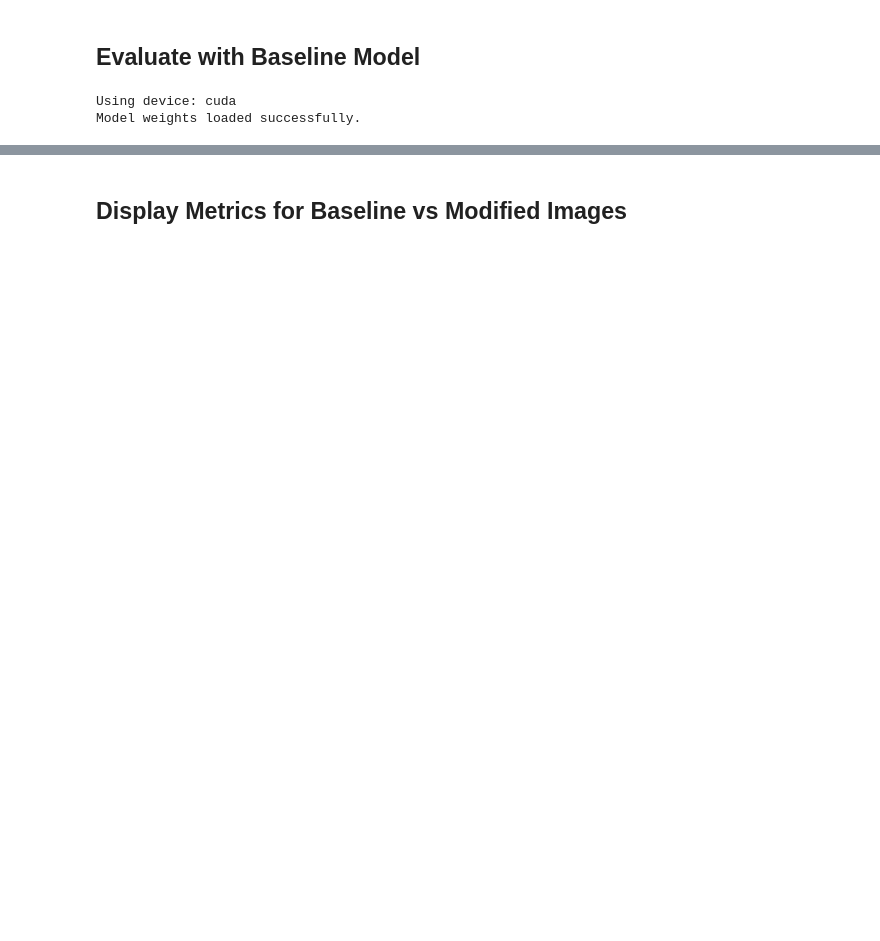
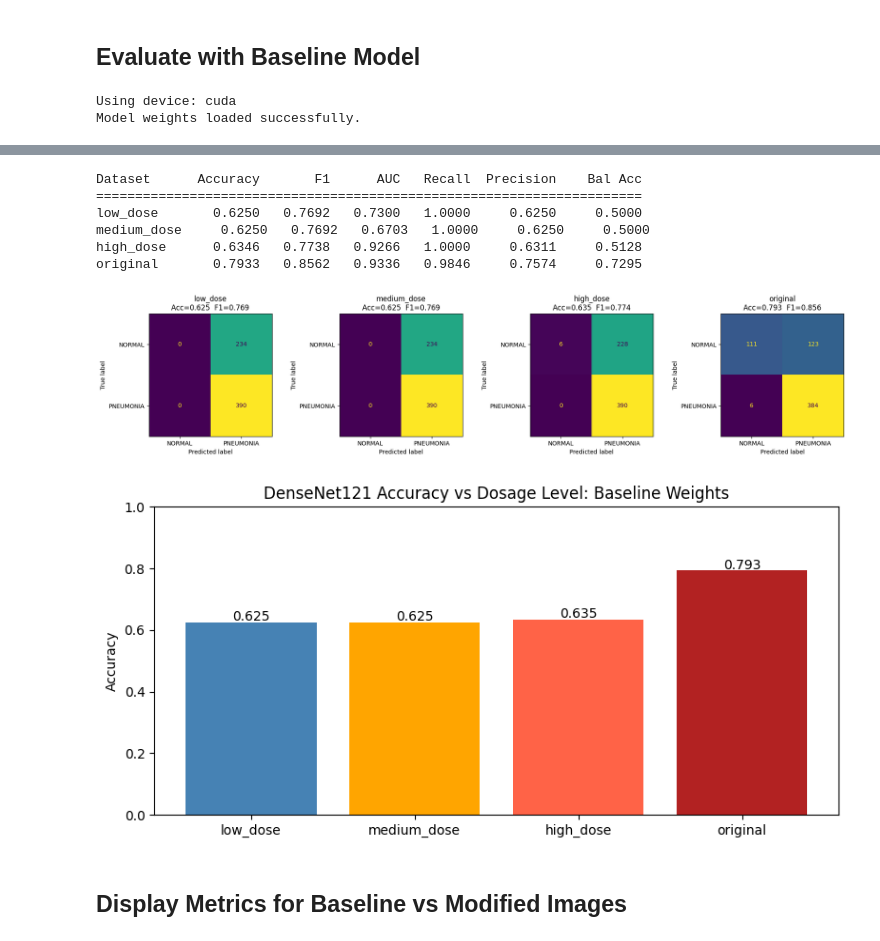
Before and after one commit to dhruvmenon76/Pneumonia-Detection-Under-Imaging-Constraints, a Jupyter notebook: notebooks/radiation_dose.ipynb, the cells around one changed output, grey strips where cells are left out. Drawn from its saved outputs; the diff is of its cells as text; code cells hidden in the pictures; blank space fills up the shorter version.

```diff
--- a/notebooks/radiation_dose.ipynb
+++ b/notebooks/radiation_dose.ipynb
@@ -475,3 +466,46 @@ Confusion Matrix:
+# %%
+from sklearn.metrics import ConfusionMatrixDisplay, balanced_accuracy_score
+
+def display_results(results, title):
+    # Summary table
+    print(f"\n{'Dataset':<10} {'Accuracy':>10} {'F1':>8} {'AUC':>8} {'Recall':>8} {'Precision':>10} {'Bal Acc':>10}")
+    print('='*70)
+    for name, r in results.items():
+        print(f"{name:<10} {r['accuracy']:>10.4f} {r['f1']:>8.4f} "
+            f"{r['auc']:>8.4f} {r['recall']:>8.4f} {r['precision']:>10.4f} {r['balanced_accuracy']:>10.4f}")
+
+    # Confusion matrices
+    fig, axes = plt.subplots(1, 4, figsize=(18, 4))
+    for ax, (name, r) in zip(axes, results.items()):
+        ConfusionMatrixDisplay(r['confusion_matrix'], display_labels=['NORMAL', 'PNEUMONIA']).plot(ax=ax, colorbar=False)
+        ax.set_title(f"{name}\nAcc={r['accuracy']:.3f}  F1={r['f1']:.3f}")
+    plt.tight_layout()
+    plt.show()
+
+    # Accuracy drop bar chart
+    plt.figure(figsize=(8, 4))
+    names = list(results.keys())
+    accs  = [results[n]['accuracy'] for n in names]
+    bars  = plt.bar(names, accs, color=['steelblue', 'orange', 'tomato', 'firebrick'])
+    for bar, acc in zip(bars, accs):
+        plt.text(bar.get_x() + bar.get_width()/2, bar.get_height() + 0.005,
+                f'{acc:.3f}', ha='center')
+    plt.ylim(0, 1)
+    plt.ylabel('Accuracy')
+    plt.title(f'DenseNet121 Accuracy vs Dosage Level: {title}')
+    plt.tight_layout()
+    plt.show()
+
+display_results(results, "Baseline Weights")
+# %% [output]
+Dataset      Accuracy       F1      AUC   Recall  Precision    Bal Acc
+======================================================================
+low_dose       0.6250   0.7692   0.7300   1.0000     0.6250     0.5000
+medium_dose     0.6250   0.7692   0.6703   1.0000     0.6250     0.5000
+high_dose      0.6346   0.7738   0.9266   1.0000     0.6311     0.5128
+original       0.7933   0.8562   0.9336   0.9846     0.7574     0.7295
+[figure, added]
+[figure, added]
 # %% [markdown]
 ## Display Metrics for Baseline vs Modified Images
 # %%
```
Also changed, not shown: parts of 13 cells of this notebook.
